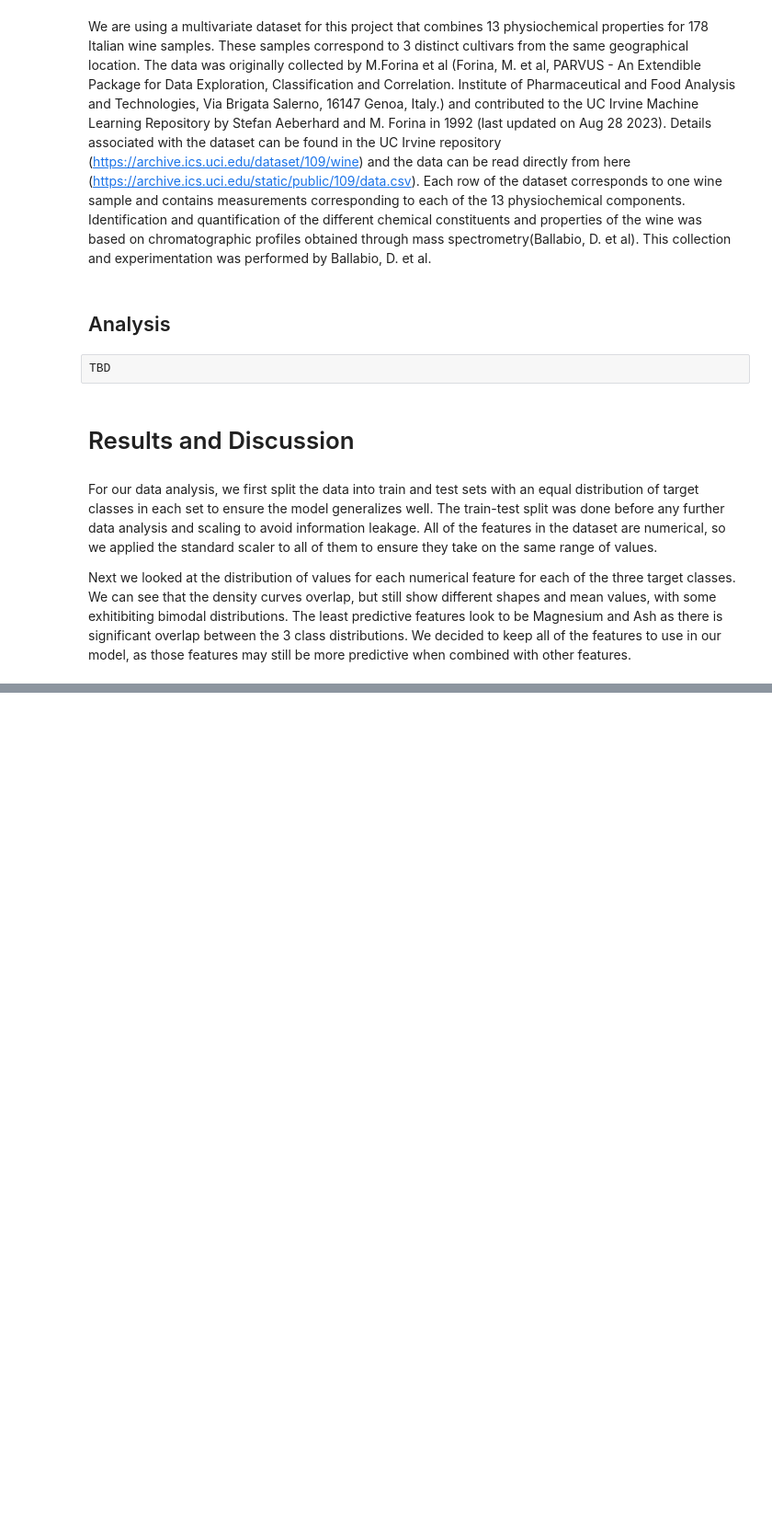
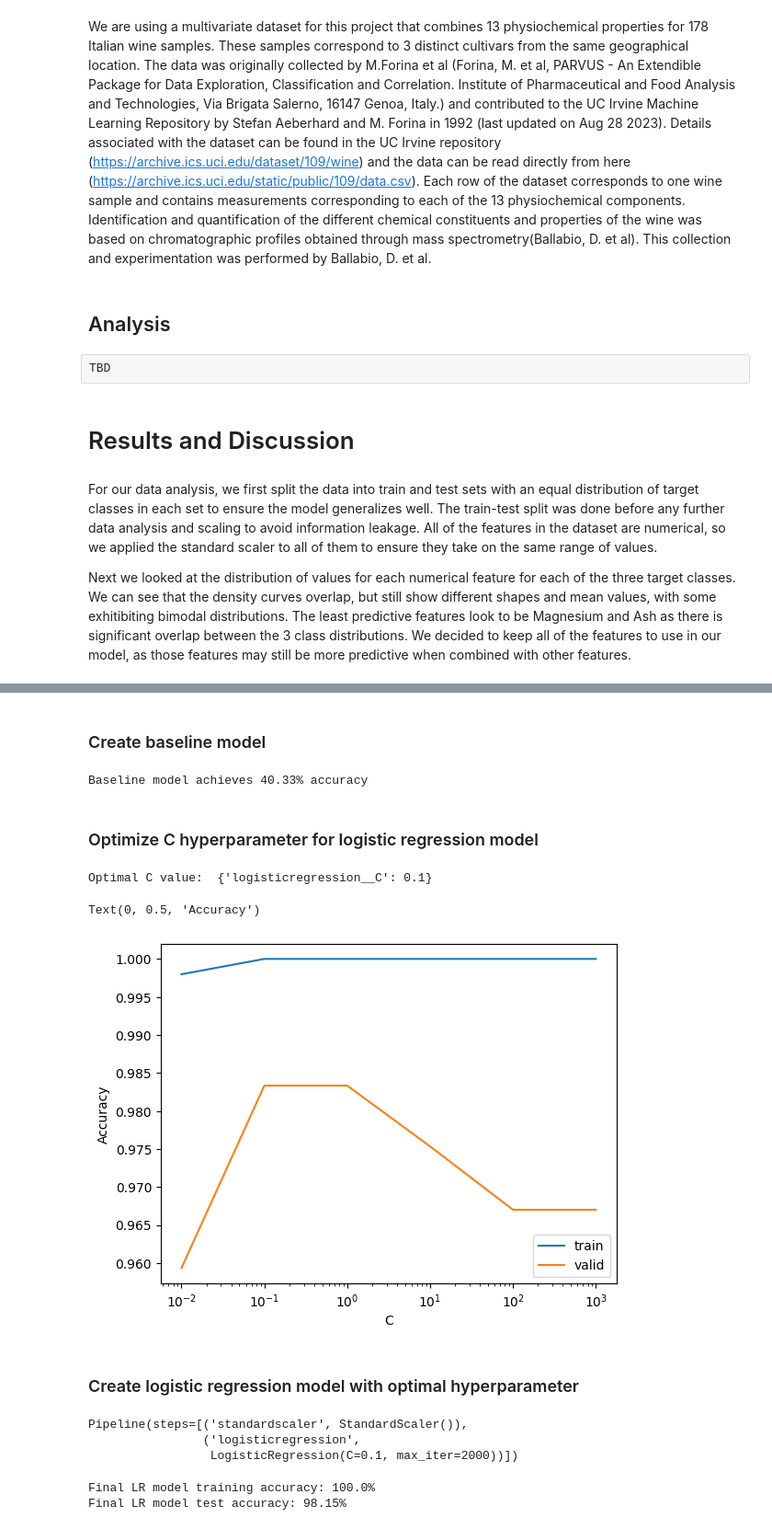
Before and after one commit to UBC-MDS/wine-origin-prediction, a Jupyter notebook: report.ipynb, the cells around one changed output, grey strips where cells are left out. Shown at 92% size. Cells and saved outputs as stored; diff of their text form; code cells hidden in the pictures; blank space fills up the shorter version.

Commit message:
Add LR model to report

```diff
--- a/report.ipynb
+++ b/report.ipynb
@@ -158,3 +170,72 @@ alt.Chart(wine_melted, width=150, height=100).transform_density(
 )
 # %% [output]
 [interactive output not drawn]
+# %% [markdown]
+### Create baseline model
+# %%
+X_train = wine_train.drop(columns=['class'])
+y_train = wine_train['class']
+
+X_test = wine_test.drop(columns=['class'])
+y_test = wine_test['class']
+# %%
+dummy = DummyClassifier(random_state=123)
+mean_cv_score = cross_val_score(dummy, X_train, y_train).mean()
+print(f"Baseline model achieves {round(mean_cv_score*100,2)}% accuracy")
+# %% [output]
+Baseline model achieves 40.33% accuracy
+# %% [markdown]
+### Optimize C hyperparameter for logistic regression model
+# %%
+np.random.seed(522)
+
+pipe_lr = make_pipeline(
+    StandardScaler(), LogisticRegression(max_iter=2000)
+)
+
+param_grid = {
+    "logisticregression__C": np.array([0.01,0.1,1,10,100,1000])
+}
+
+C_search = GridSearchCV(
+    pipe_lr, param_grid, n_jobs=-1, cv=5, return_train_score=True
+)
+C_search.fit(X_train, y_train)
+
+print("Optimal C value: ", C_search.best_params_)
+# %% [output]
+Optimal C value:  {'logisticregression__C': 0.1}
+# %%
+train_scores = C_search.cv_results_["mean_train_score"]
+cv_scores = C_search.cv_results_["mean_test_score"]
+
+plt.semilogx(param_grid["logisticregression__C"], train_scores, label="train")
+plt.semilogx(param_grid["logisticregression__C"], cv_scores, label="valid")
+plt.legend()
+
+plt.xlabel("C")
+plt.ylabel("Accuracy")
+# %% [output]
+Text(0, 0.5, 'Accuracy')
+[figure, added]
+# %% [markdown]
+### Create logistic regression model with optimal hyperparameter
+# %%
+pipe_lr = make_pipeline(
+    StandardScaler(), LogisticRegression(max_iter=2000, C=0.1)
+)
+
+pipe_lr.fit(X_train,y_train)
+# %% [output]
+Pipeline(steps=[('standardscaler', StandardScaler()),
+                ('logisticregression',
+                 LogisticRegression(C=0.1, max_iter=2000))])
+# %%
+train_score = pipe_lr.score(X_train,y_train)
+test_score = pipe_lr.score(X_test,y_test)
+
+print(f"Final LR model training accuracy: {round(train_score*100,2)}%")
+print(f"Final LR model test accuracy: {round(test_score*100,2)}%")
+# %% [output]
+Final LR model training accuracy: 100.0%
+Final LR model test accuracy: 98.15%
```
Also changed, not shown: parts of 4 cells of this notebook.
